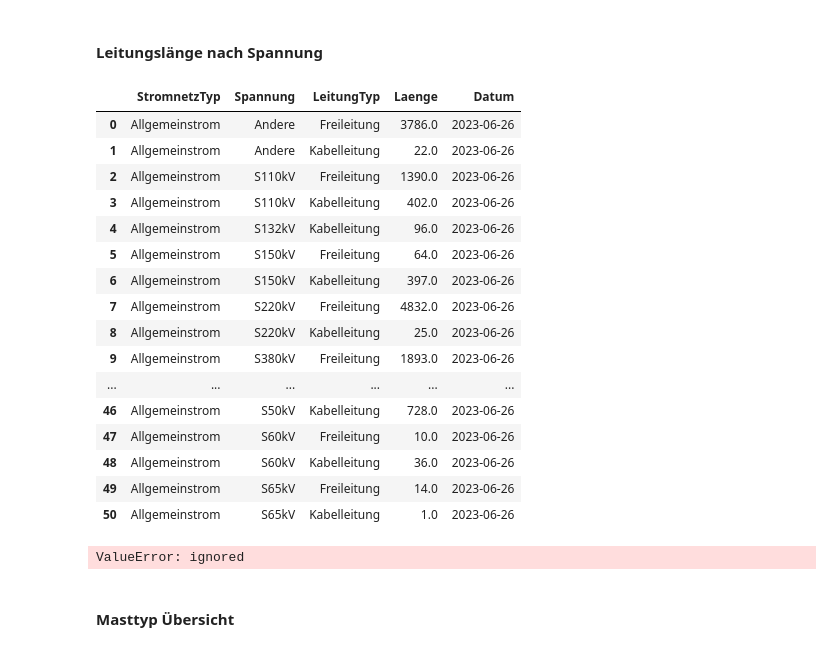
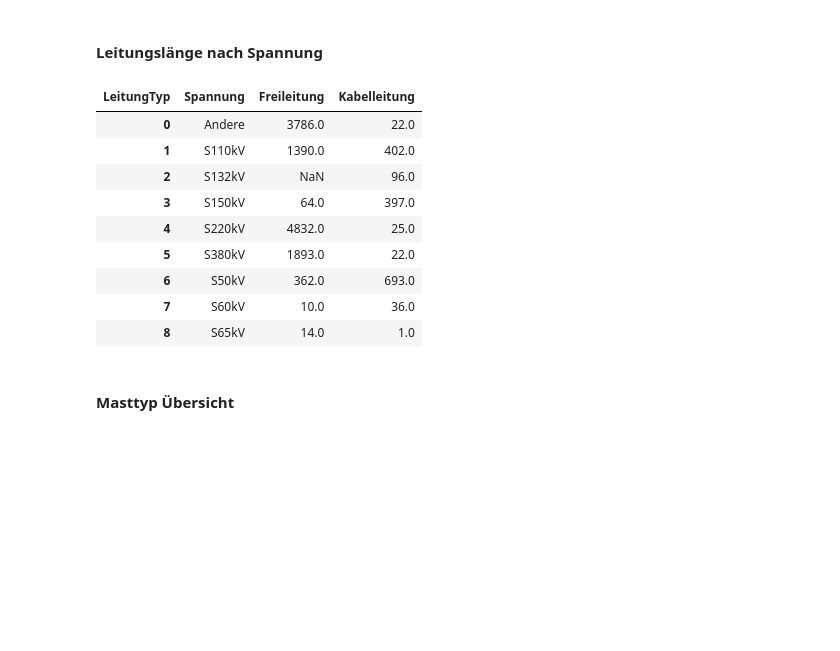
Before and after one commit to SFOE/KeyFiguresElectricalInstallations, a Jupyter notebook: KeyFiguresElectricalInstallations36kV.ipynb, the cells around one changed output. Cells and saved outputs as stored; diff of their text form; code cells hidden in the pictures; blank space fills up the shorter version.

```diff
--- a/KeyFiguresElectricalInstallations36kV.ipynb
+++ b/KeyFiguresElectricalInstallations36kV.ipynb
@@ -267,32 +269,19 @@ plt.savefig('plots/LaengeLeitungen_StromnetzTyp.png')
 plt.close()
 # %% [markdown]
 #### Leitungslänge nach Spannung
-# %%
-#ab hier
-
-dfLaengeLeitungen
-# %% [output]
-|  | StromnetzTyp | Spannung | LeitungTyp | Laenge | Datum |
-| 0 | Allgemeinstrom | Andere | Freileitung | 3786.0 | 2023-06-26 |
-| 1 | Allgemeinstrom | Andere | Kabelleitung | 22.0 | 2023-06-26 |
-| 2 | Allgemeinstrom | S110kV | Freileitung | 1390.0 | 2023-06-26 |
-| 3 | Allgemeinstrom | S110kV | Kabelleitung | 402.0 | 2023-06-26 |
-| 4 | Allgemeinstrom | S132kV | Kabelleitung | 96.0 | 2023-06-26 |
-| 5 | Allgemeinstrom | S150kV | Freileitung | 64.0 | 2023-06-26 |
-| 6 | Allgemeinstrom | S150kV | Kabelleitung | 397.0 | 2023-06-26 |
-| 7 | Allgemeinstrom | S220kV | Freileitung | 4832.0 | 2023-06-26 |
-| 8 | Allgemeinstrom | S220kV | Kabelleitung | 25.0 | 2023-06-26 |
-| 9 | Allgemeinstrom | S380kV | Freileitung | 1893.0 | 2023-06-26 |
-| ... | ... | ... | ... | ... | ... |
-| 46 | Allgemeinstrom | S50kV | Kabelleitung | 728.0 | 2023-06-26 |
-| 47 | Allgemeinstrom | S60kV | Freileitung | 10.0 | 2023-06-26 |
-| 48 | Allgemeinstrom | S60kV | Kabelleitung | 36.0 | 2023-06-26 |
-| 49 | Allgemeinstrom | S65kV | Freileitung | 14.0 | 2023-06-26 |
-| 50 | Allgemeinstrom | S65kV | Kabelleitung | 1.0 | 2023-06-26 |
 # %%
-dfLaengeLeitungen.pivot(index=['Spannung','LeitungTyp'],columns=['LeitungTyp'],values=['Laenge']).reset_index()
+dfLaengeLeitungen.pivot(index='Spannung',columns=['LeitungTyp'],values='Laenge').reset_index()
 # %% [output]
-ValueError: ignored
+| LeitungTyp | Spannung | Freileitung | Kabelleitung |
+| 0 | Andere | 3786.0 | 22.0 |
+| 1 | S110kV | 1390.0 | 402.0 |
+| 2 | S132kV | NaN | 96.0 |
+| 3 | S150kV | 64.0 | 397.0 |
+| 4 | S220kV | 4832.0 | 25.0 |
+| 5 | S380kV | 1893.0 | 22.0 |
+| 6 | S50kV | 362.0 | 693.0 |
+| 7 | S60kV | 10.0 | 36.0 |
+| 8 | S65kV | 14.0 | 1.0 |
 # %%
 #Barchart Länge Leitungen nach Spannung
 
```
Also changed, not shown: parts of 6 cells of this notebook.
